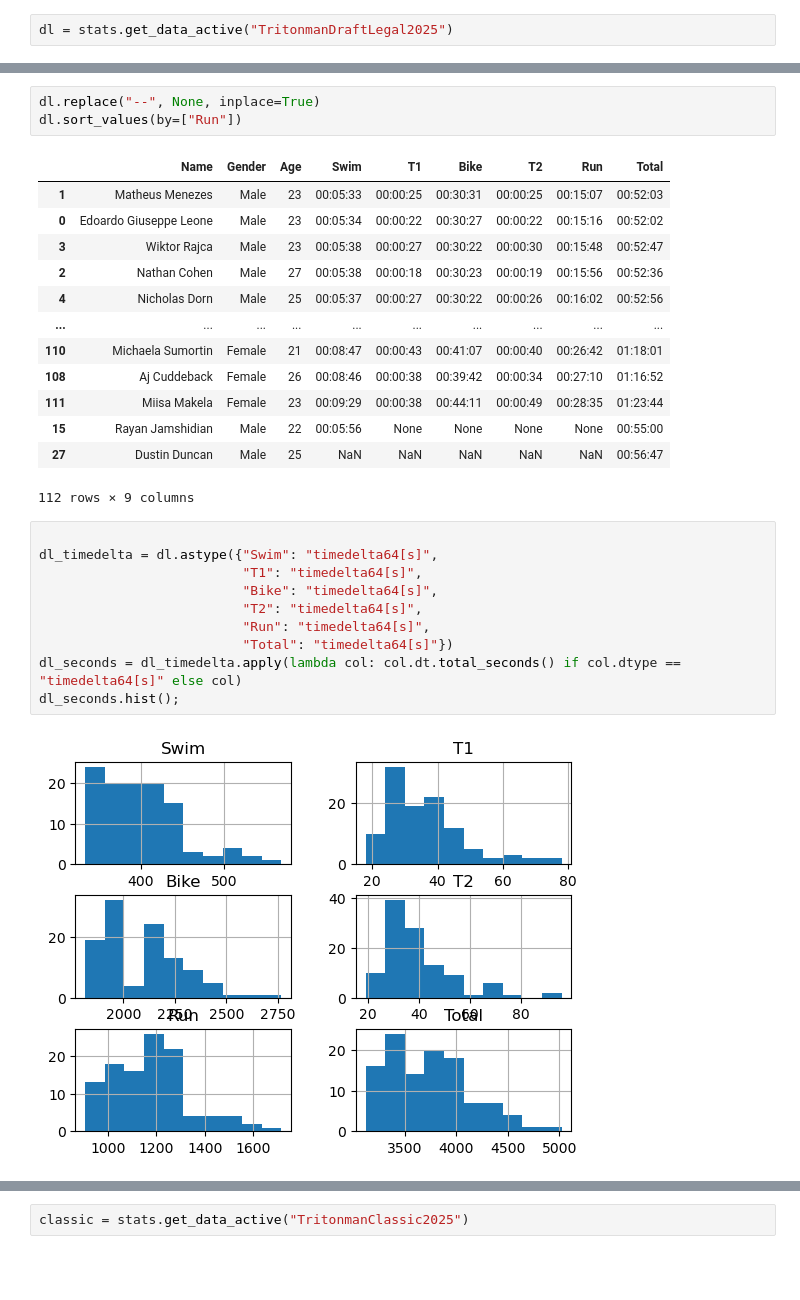
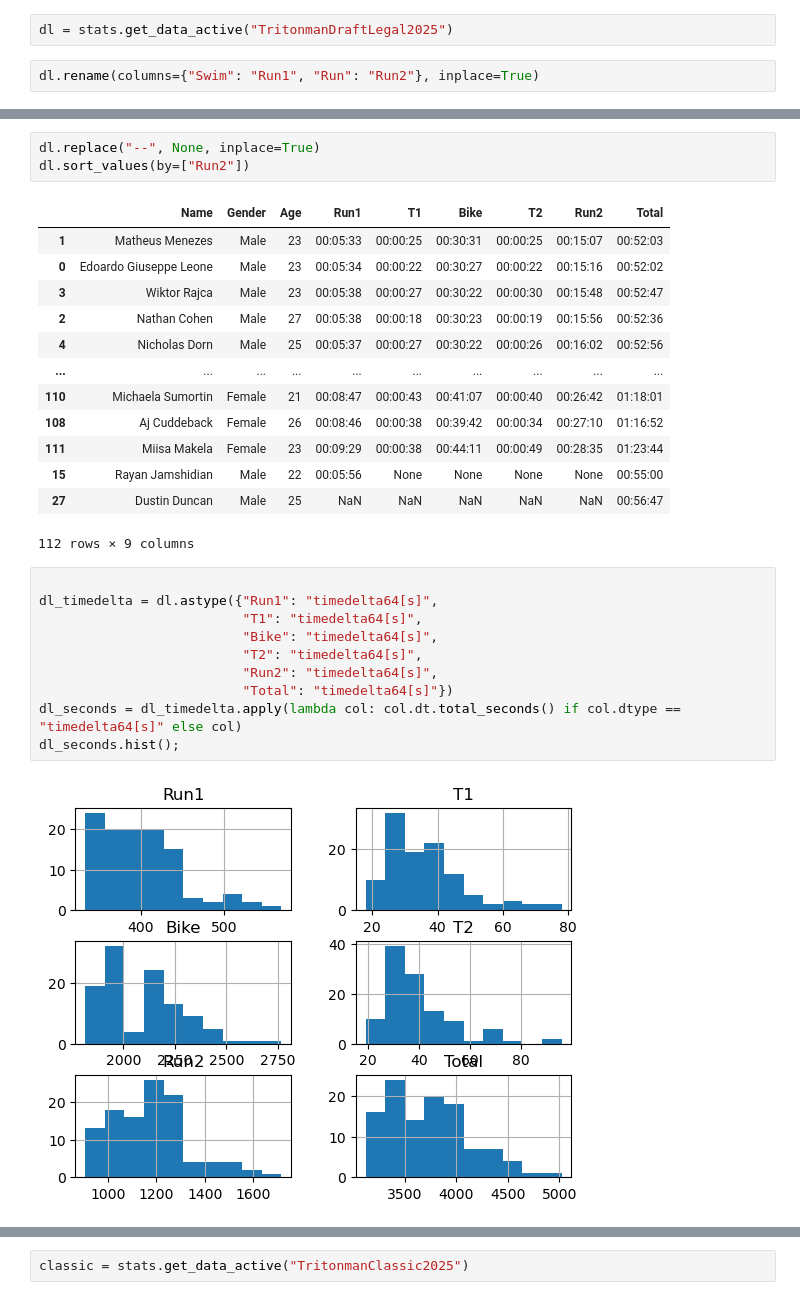
Before and after one commit to lukasrhoades/enduro-hub, a Jupyter notebook: tritonman.ipynb, the cells around one changed output, grey strips where cells are left out. Drawn from its saved outputs; the diff is of its cells as text; blank space fills up the shorter version.

```diff
--- a/tritonman.ipynb
+++ b/tritonman.ipynb
@@ -4,5 +6,7 @@ import pandas as pd
 # %%
 dl = stats.get_data_active("TritonmanDraftLegal2025")
+# %%
+dl.rename(columns={"Swim": "Run1", "Run": "Run2"}, inplace=True)
 # %%
 dl[dl.Gender == "Male"]
 # %% [output]
@@ -43,9 +47,9 @@ Total     object
 dtype: object
 # %%
 dl.replace("--", None, inplace=True)
-dl.sort_values(by=["Run"])
+dl.sort_values(by=["Run2"])
 # %% [output]
-|  | Name | Gender | Age | Swim | T1 | Bike | T2 | Run | Total |
+|  | Name | Gender | Age | Run1 | T1 | Bike | T2 | Run2 | Total |
 | 1 | Matheus Menezes | Male | 23 | 00:05:33 | 00:00:25 | 00:30:31 | 00:00:25 | 00:15:07 | 00:52:03 |
 | 0 | Edoardo Giuseppe Leone | Male | 23 | 00:05:34 | 00:00:22 | 00:30:27 | 00:00:22 | 00:15:16 | 00:52:02 |
 | 3 | Wiktor Rajca | Male | 23 | 00:05:38 | 00:00:27 | 00:30:22 | 00:00:30 | 00:15:48 | 00:52:47 |
@@ -60,13 +64,13 @@ dl.sort_values(by=["Run"])
 112 rows × 9 columns
 # %%
 
-dl_timedelta = dl.astype({"Swim": "timedelta64[s]",
+dl_timedelta = dl.astype({"Run1": "timedelta64[s]",
                           "T1": "timedelta64[s]",
                           "Bike": "timedelta64[s]",
                           "T2": "timedelta64[s]",
-                          "Run": "timedelta64[s]",
+                          "Run2": "timedelta64[s]",
                           "Total": "timedelta64[s]"})
 dl_seconds = dl_timedelta.apply(lambda col: col.dt.total_seconds() if col.dtype == "timedelta64[s]" else col)
 dl_seconds.hist();
 # %% [output]
-[figure, old version]
+[figure, new version]
```
Also changed, not shown: parts of 7 cells of this notebook.
